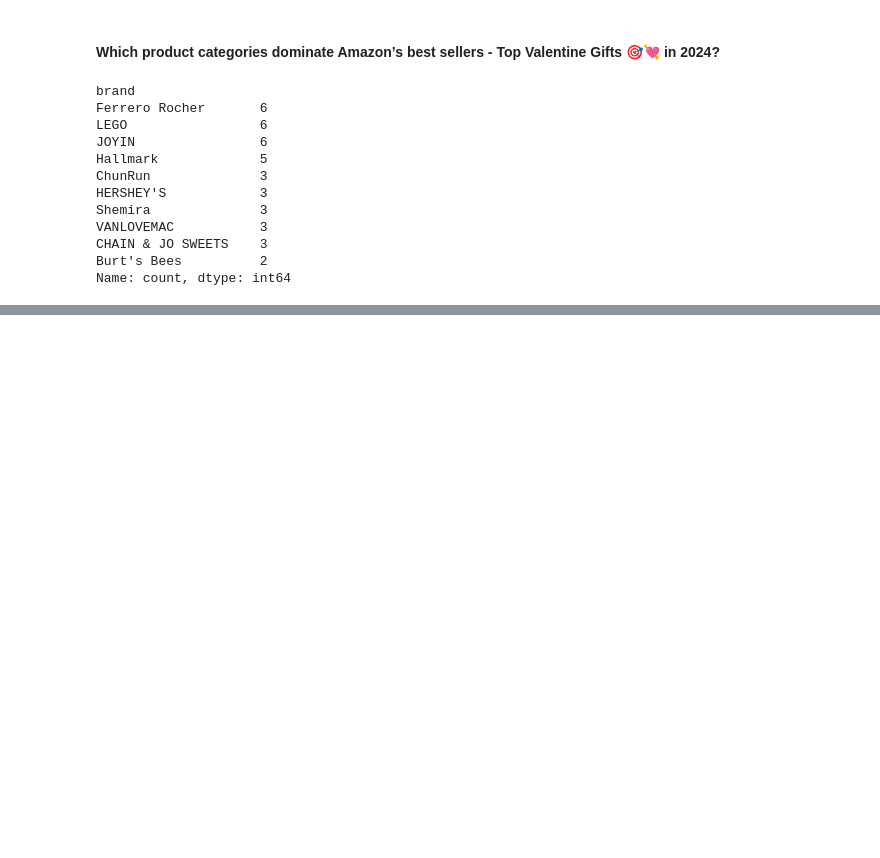
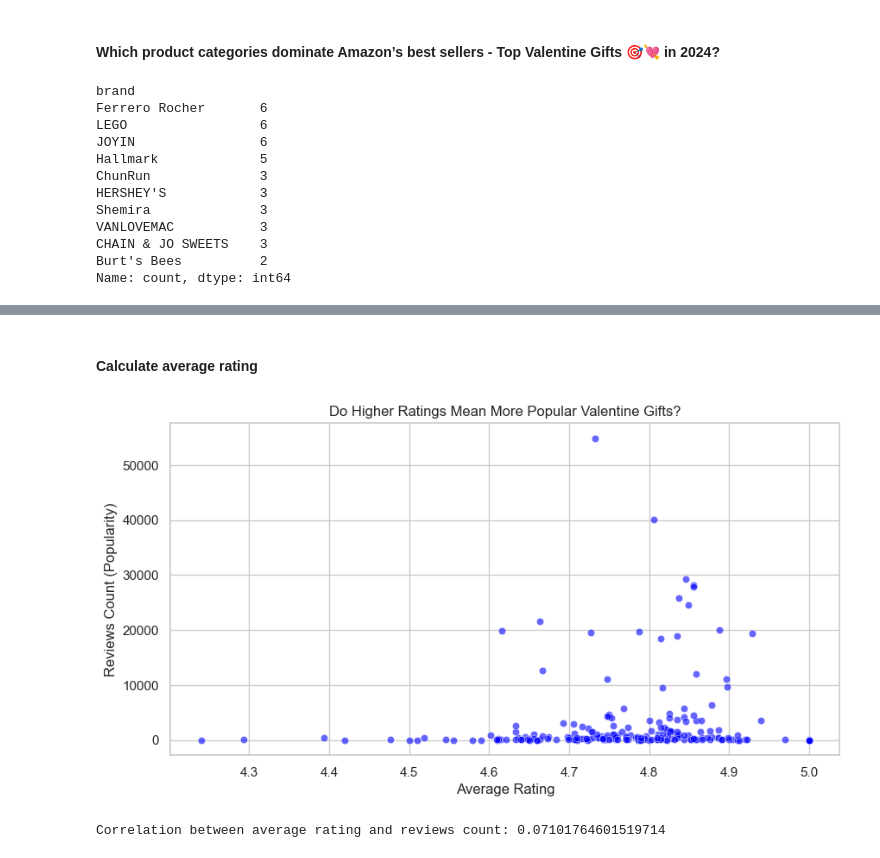
Before and after one commit to MaykInvest/Data-Analysis-Amazon-Best-Sellers-in-2024, a Jupyter notebook: analysis.ipynb, the cells around one changed output, grey strips where cells are left out. Cells and saved outputs as stored; diff of their text form; code cells hidden in the pictures; blank space fills up the shorter version.

```diff
--- a/analysis.ipynb
+++ b/analysis.ipynb
@@ -269,0 +292,40 @@ plt.show()  # <- This ensures the plot displays
+# %% [markdown]
+#### Calculate average rating
+# %%
+# Calculate average rating for each product
+df['avg_rating'] = (
+    3*df['starsBreakdown/3star'] +
+    4*df['starsBreakdown/4star'] +
+    5*df['starsBreakdown/5star']
+) / (
+    df['starsBreakdown/3star'] +
+    df['starsBreakdown/4star'] +
+    df['starsBreakdown/5star']
+)
+# %%
+import matplotlib.pyplot as plt
+import seaborn as sns
+
+%matplotlib inline
+sns.set(style="whitegrid")
+plt.figure(figsize=(10,5))
+
+sns.scatterplot(data=df, x='avg_rating', y='reviewsCount', alpha=0.6, color='blue')
+
+plt.title('Do Higher Ratings Mean More Popular Valentine Gifts?')
+plt.xlabel('Average Rating')
+plt.ylabel('Reviews Count (Popularity)')
+plt.show()
+
+"""
+Positive correlation (close to 1): Higher ratings tend to have more reviews → more popular.
+Negative correlation (close to -1): Higher ratings tend to have fewer reviews → less popular.
+Near 0: No clear relationship between rating and popularity.
+"""
+# %% [output]
+[figure, added]
+# %%
+correlation = df['avg_rating'].corr(df['reviewsCount'])
+print("Correlation between average rating and reviews count:", correlation)
+# %% [output]
+Correlation between average rating and reviews count: 0.07101764601519714
```
Also changed, not shown: parts of 15 cells of this notebook, 1 other file.
